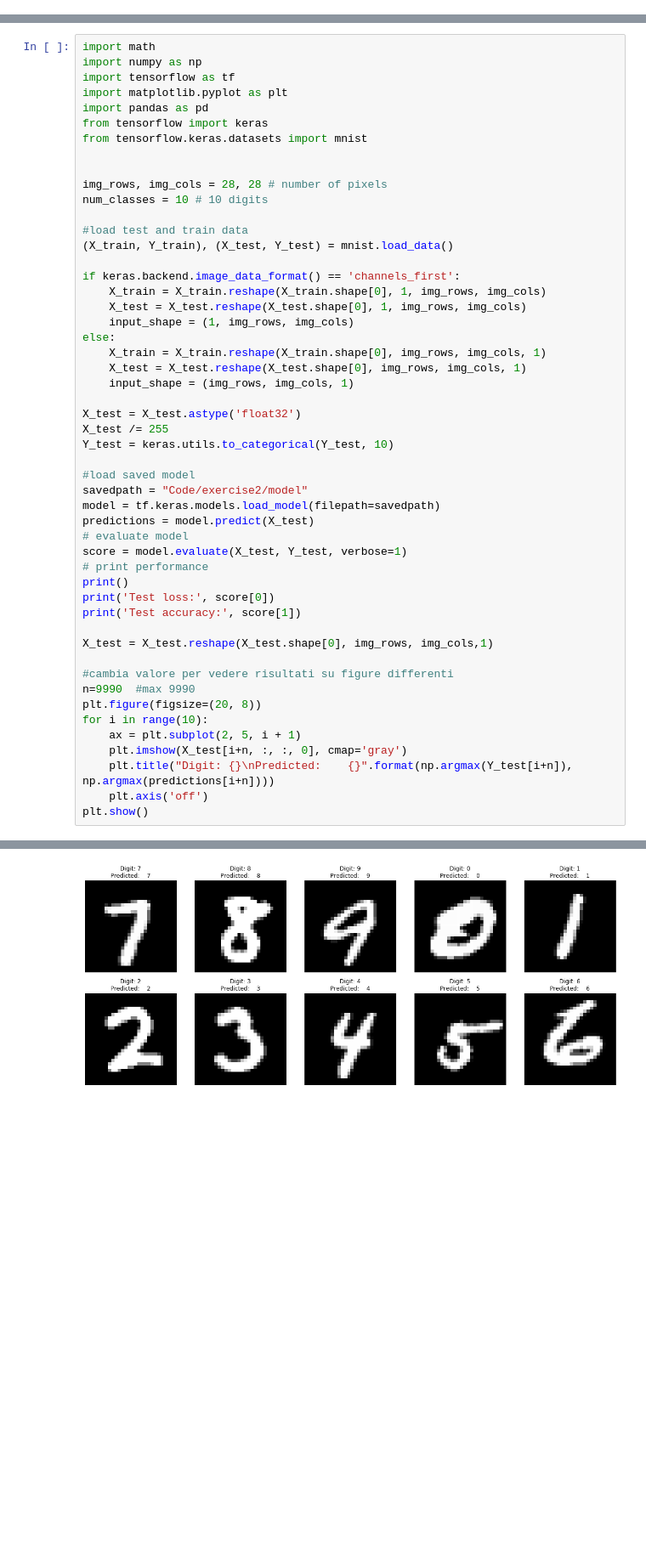
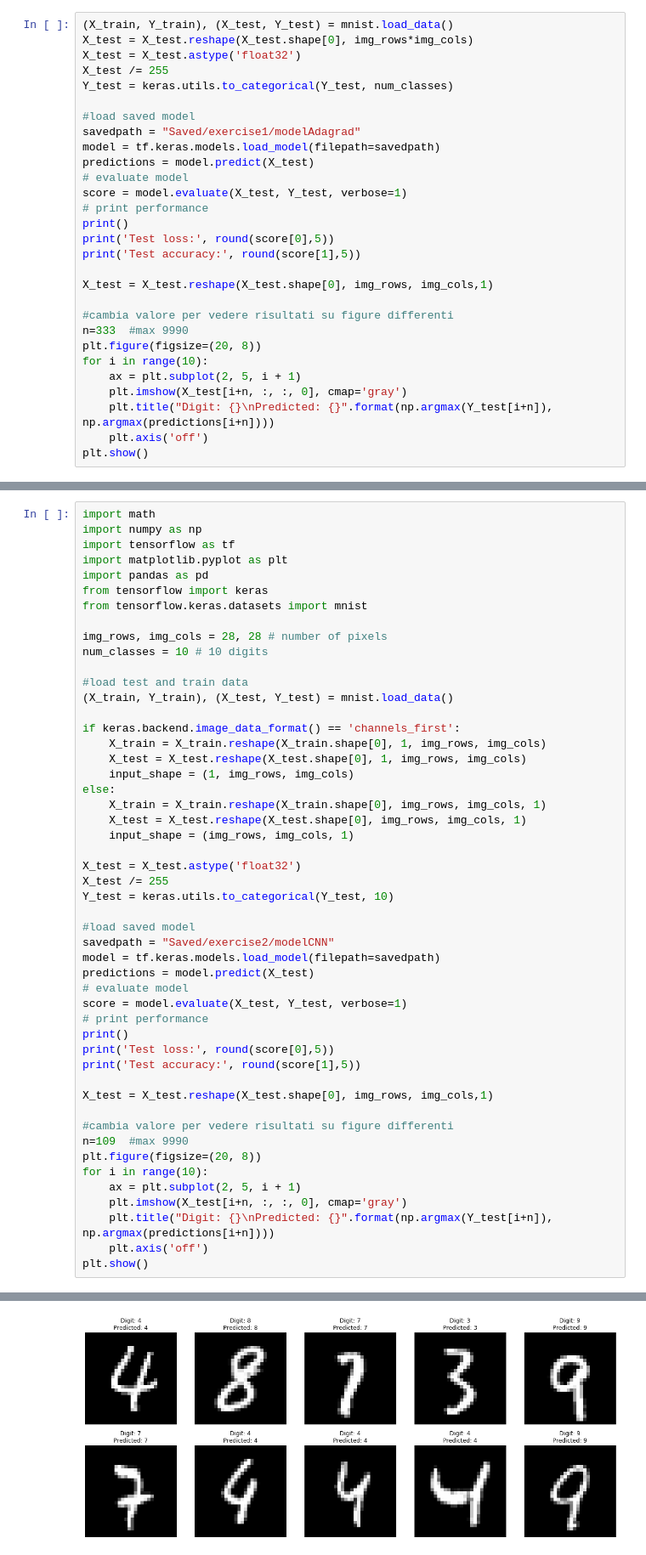
Before and after one commit to danidimic/NSL-exercise, a Jupyter notebook: LSN_Exercise_12/LSN_Exercise_12.ipynb, the cells around one changed output, grey strips where cells are left out. Shown at 85% size. Cells and saved outputs as stored; diff of their text form; blank space fills up the shorter version.

```diff
--- a/LSN_Exercise_12/LSN_Exercise_12.ipynb
+++ b/LSN_Exercise_12/LSN_Exercise_12.ipynb
@@ -76,0 +154,29 @@ plt.show()
+# %%
+(X_train, Y_train), (X_test, Y_test) = mnist.load_data()
+X_test = X_test.reshape(X_test.shape[0], img_rows*img_cols)
+X_test = X_test.astype('float32')
+X_test /= 255
+Y_test = keras.utils.to_categorical(Y_test, num_classes)
+
+#load saved model
+savedpath = "Saved/exercise1/modelAdagrad"
+model = tf.keras.models.load_model(filepath=savedpath)
+predictions = model.predict(X_test)
+# evaluate model
+score = model.evaluate(X_test, Y_test, verbose=1)
+# print performance
+print()
+print('Test loss:', round(score[0],5))
+print('Test accuracy:', round(score[1],5))
+
+X_test = X_test.reshape(X_test.shape[0], img_rows, img_cols,1)
+
+#cambia valore per vedere risultati su figure differenti
+n=333  #max 9990
+plt.figure(figsize=(20, 8))
+for i in range(10):
+    ax = plt.subplot(2, 5, i + 1)
+    plt.imshow(X_test[i+n, :, :, 0], cmap='gray')
+    plt.title("Digit: {}\nPredicted: {}".format(np.argmax(Y_test[i+n]), np.argmax(predictions[i+n])))
+    plt.axis('off')
+plt.show()
@@ -82,7 +236,6 @@ import matplotlib.pyplot as plt
 import pandas as pd
 from tensorflow import keras
 from tensorflow.keras.datasets import mnist
-
 
 img_rows, img_cols = 28, 28 # number of pixels
 num_classes = 10 # 10 digits
@@ -104,25 +257,25 @@ X_test /= 255
 Y_test = keras.utils.to_categorical(Y_test, 10)
 
 #load saved model
-savedpath = "Code/exercise2/model"
+savedpath = "Saved/exercise2/modelCNN"
 model = tf.keras.models.load_model(filepath=savedpath)
 predictions = model.predict(X_test)
 # evaluate model
 score = model.evaluate(X_test, Y_test, verbose=1)
 # print performance
 print()
-print('Test loss:', score[0])
-print('Test accuracy:', score[1])
+print('Test loss:', round(score[0],5))
+print('Test accuracy:', round(score[1],5))
 
 X_test = X_test.reshape(X_test.shape[0], img_rows, img_cols,1)
 
 #cambia valore per vedere risultati su figure differenti
-n=9990  #max 9990
+n=109  #max 9990
 plt.figure(figsize=(20, 8))
 for i in range(10):
     ax = plt.subplot(2, 5, i + 1)
     plt.imshow(X_test[i+n, :, :, 0], cmap='gray')
-    plt.title("Digit: {}\nPredicted:    {}".format(np.argmax(Y_test[i+n]), np.argmax(predictions[i+n])))
+    plt.title("Digit: {}\nPredicted: {}".format(np.argmax(Y_test[i+n]), np.argmax(predictions[i+n])))
     plt.axis('off')
 plt.show()
 # %% [output]
@@ -133,2 +286,2 @@ Test accuracy: 0.984499990940094
-[figure, old version]
+[figure, new version]
 # %%
```
Also changed, not shown: parts of 17 cells of this notebook, 56 other files.
